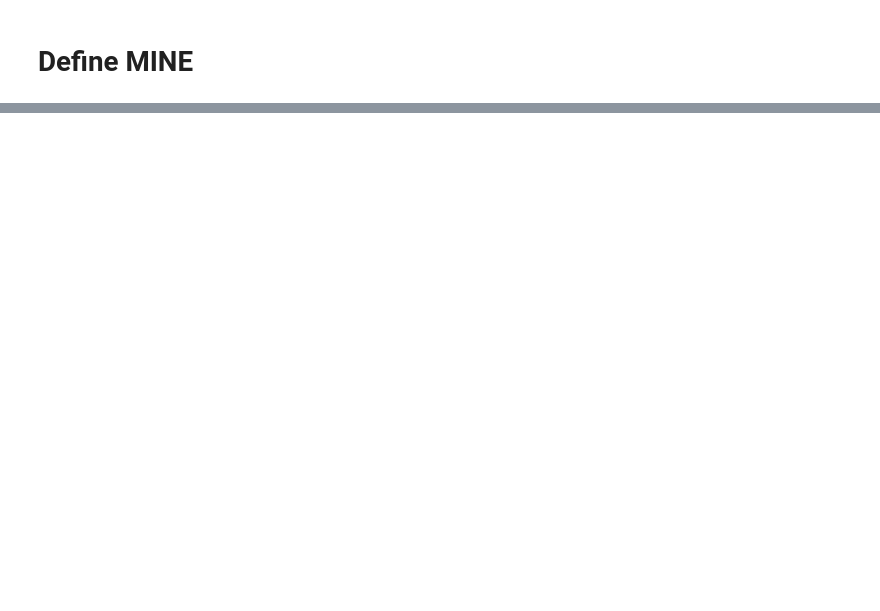
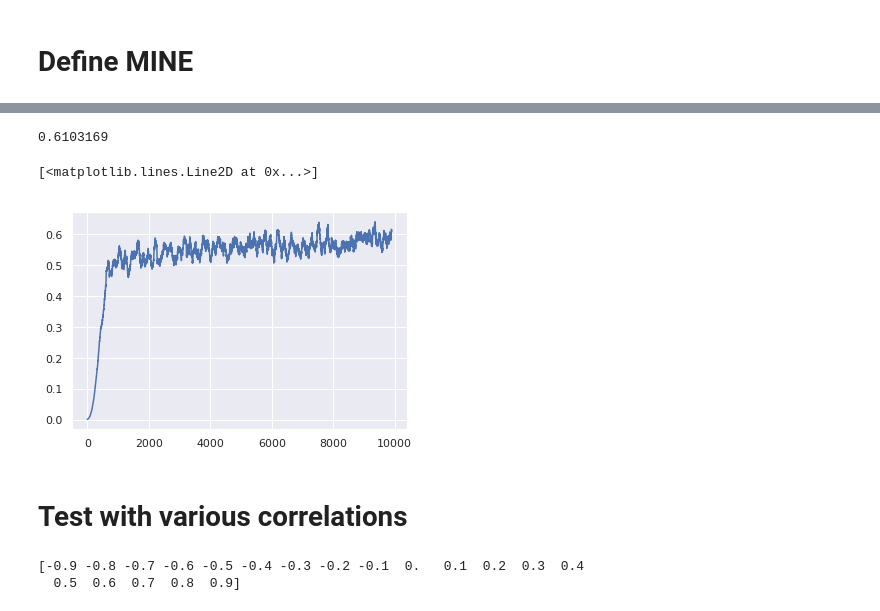
Before and after one commit to sungyubkim/MINE-Mutual-Information-Neural-Estimation-, a Jupyter notebook: MINE.ipynb, the cells around one changed output, grey strips where cells are left out. Drawn from its saved outputs; the diff is of its cells as text; code cells hidden in the pictures; blank space fills up the shorter version.

```diff
--- a/MINE.ipynb
+++ b/MINE.ipynb
@@ -145,0 +164,16 @@ tensor(0.5135)
+# %%
+result_cor_ma = ma(result_cor)
+print(result_cor_ma[-1])
+plt.plot(range(len(result_cor_ma)),result_cor_ma)
+# %% [output]
+0.6103169
+[<matplotlib.lines.Line2D at 0x...>]
+[figure, added]
+# %% [markdown]
+# Test with various correlations
+# %%
+correlations = np.linspace(-0.9,0.9,19)
+print(correlations)
+# %% [output]
+[-0.9 -0.8 -0.7 -0.6 -0.5 -0.4 -0.3 -0.2 -0.1  0.   0.1  0.2  0.3  0.4
+  0.5  0.6  0.7  0.8  0.9]
```
Also changed, not shown: parts of 13 cells of this notebook.
